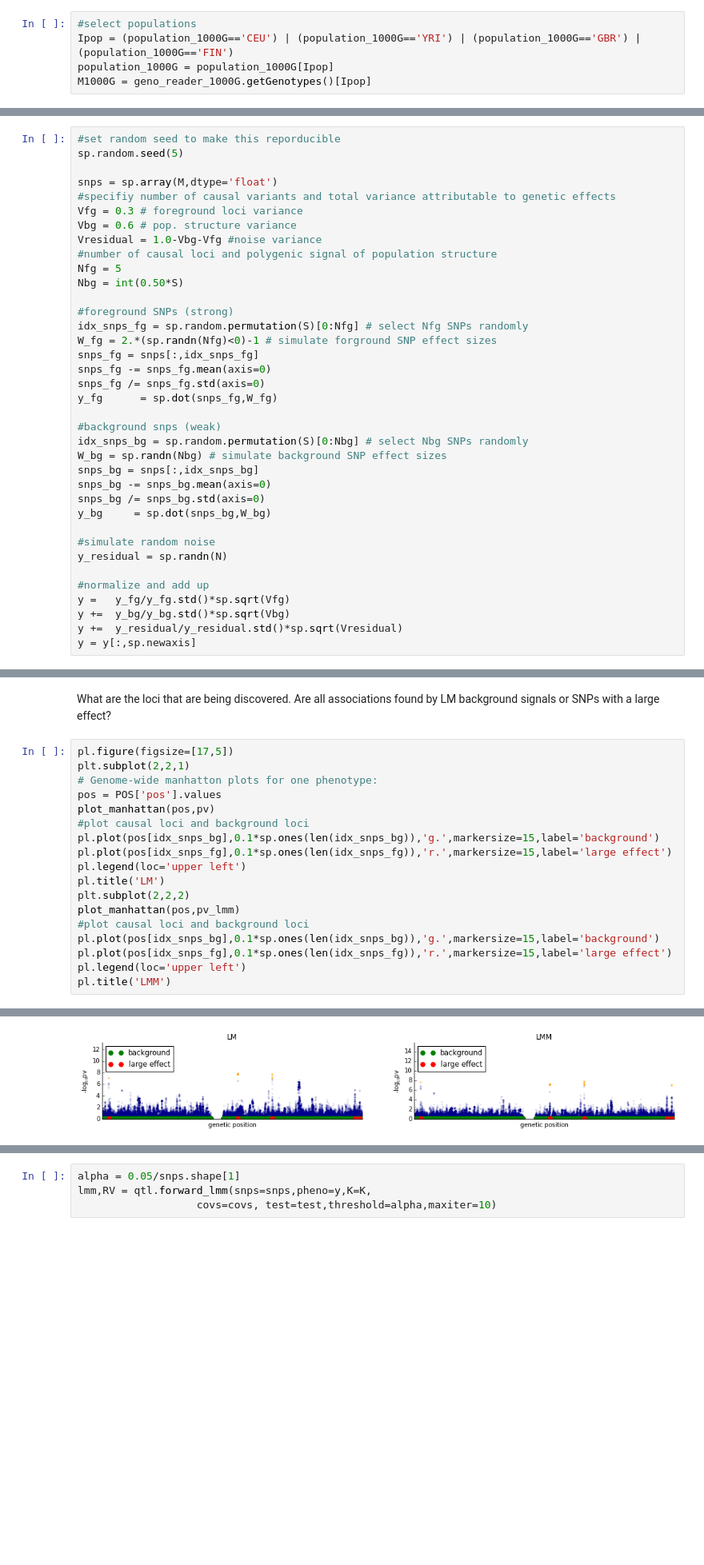
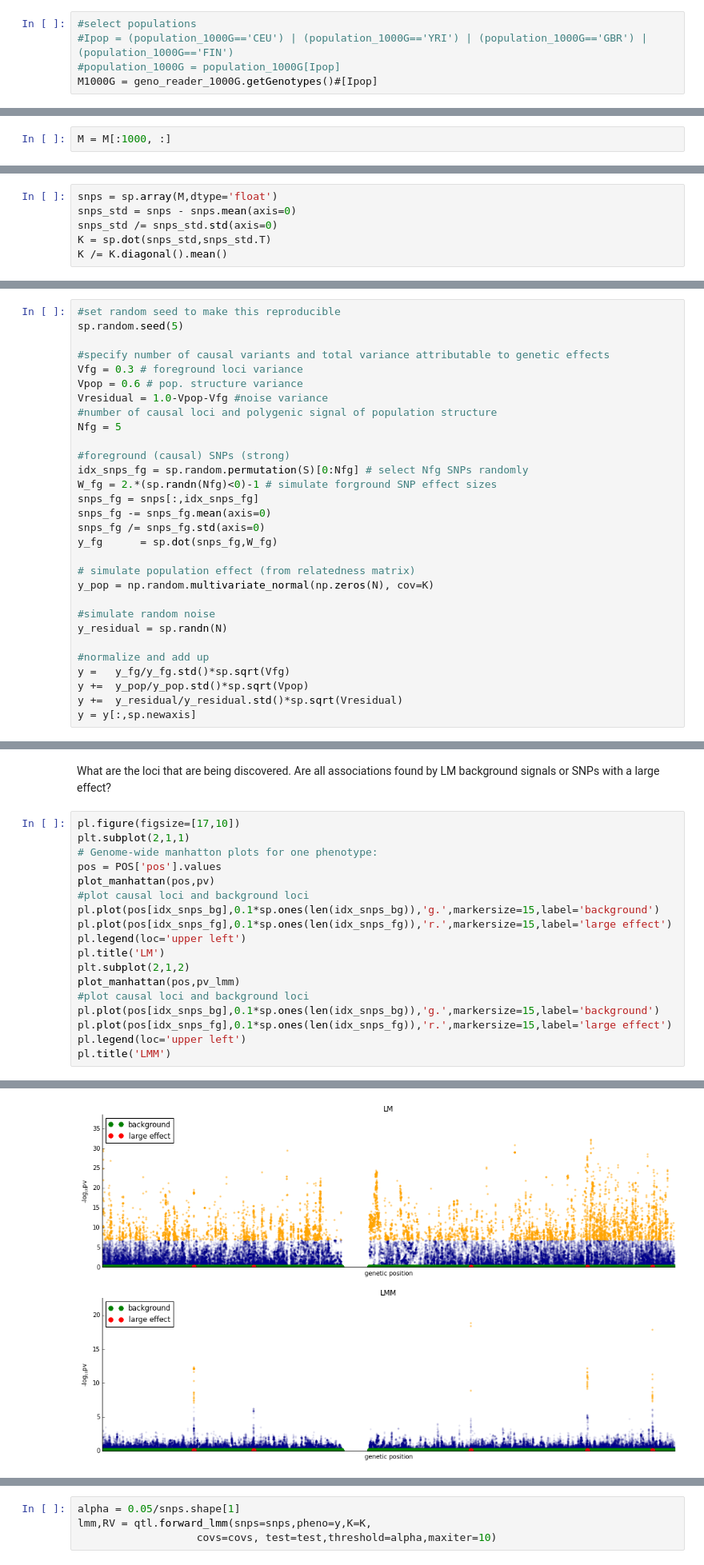
Before and after one commit to davismcc/embl_predocs_limix_tutorial_Nov2015, a Jupyter notebook: LMM_singletrait/LMM_simulation.ipynb, the cells around one changed output, grey strips where cells are left out. Shown at 80% size. Cells and saved outputs as stored; diff of their text form; blank space fills up the shorter version.

```diff
--- a/LMM_singletrait/LMM_simulation.ipynb
+++ b/LMM_singletrait/LMM_simulation.ipynb
@@ -21,9 +21,9 @@ population_1000G = fa['Population'][:]
 pos_1000G = geno_reader_1000G.getPos()
 # %%
 #select populations
-Ipop = (population_1000G=='CEU') | (population_1000G=='YRI') | (population_1000G=='GBR') | (population_1000G=='FIN')
-population_1000G = population_1000G[Ipop]
-M1000G = geno_reader_1000G.getGenotypes()[Ipop]
+#Ipop = (population_1000G=='CEU') | (population_1000G=='YRI') | (population_1000G=='GBR') | (population_1000G=='FIN')
+#population_1000G = population_1000G[Ipop]
+M1000G = geno_reader_1000G.getGenotypes()#[Ipop]
 # %% [markdown]
 #### Arabidopsis
 # %%
@@ -63,6 +63,8 @@ elif dataset=='BYxRM':
     minor_allele=1
 # %% [markdown]
 #### Filter by minor allele frequency
+# %%
+M = M[:1000, :]
 # %%
 
 #M1000G = geno_reader_1000G.getGenotypes()
@@ -82,0 +89,6 @@ N,S = M.shape
+# %%
+snps = sp.array(M,dtype='float')
+snps_std = snps - snps.mean(axis=0)
+snps_std /= snps_std.std(axis=0)
+K = sp.dot(snps_std,snps_std.T)
+K /= K.diagonal().mean()
@@ -83,17 +101,15 @@ N,S = M.shape
 # %%
-#set random seed to make this reporducible
+#set random seed to make this reproducible
 sp.random.seed(5)
 
-snps = sp.array(M,dtype='float')
-#specifiy number of causal variants and total variance attributable to genetic effects
+#specify number of causal variants and total variance attributable to genetic effects
 Vfg = 0.3 # foreground loci variance
-Vbg = 0.6 # pop. structure variance
-Vresidual = 1.0-Vbg-Vfg #noise variance
+Vpop = 0.6 # pop. structure variance
+Vresidual = 1.0-Vpop-Vfg #noise variance
 #number of causal loci and polygenic signal of population structure
 Nfg = 5
-Nbg = int(0.50*S)
 
-#foreground SNPs (strong)
+#foreground (causal) SNPs (strong)
 idx_snps_fg = sp.random.permutation(S)[0:Nfg] # select Nfg SNPs randomly
 W_fg = 2.*(sp.randn(Nfg)<0)-1 # simulate forground SNP effect sizes
 snps_fg = snps[:,idx_snps_fg]
@@ -101,20 +117,15 @@ snps_fg -= snps_fg.mean(axis=0)
 snps_fg /= snps_fg.std(axis=0)
 y_fg      = sp.dot(snps_fg,W_fg)
 
-#background snps (weak)
-idx_snps_bg = sp.random.permutation(S)[0:Nbg] # select Nbg SNPs randomly
-W_bg = sp.randn(Nbg) # simulate background SNP effect sizes
-snps_bg = snps[:,idx_snps_bg]
-snps_bg -= snps_bg.mean(axis=0)
-snps_bg /= snps_bg.std(axis=0)
-y_bg     = sp.dot(snps_bg,W_bg)
+# simulate population effect (from relatedness matrix)
+y_pop = np.random.multivariate_normal(np.zeros(N), cov=K)
 
 #simulate random noise
 y_residual = sp.randn(N)
 
 #normalize and add up
 y =   y_fg/y_fg.std()*sp.sqrt(Vfg)
-y +=  y_bg/y_bg.std()*sp.sqrt(Vbg)
+y +=  y_pop/y_pop.std()*sp.sqrt(Vpop)
 y +=  y_residual/y_residual.std()*sp.sqrt(Vresidual)
 y = y[:,sp.newaxis]
 # %% [markdown]
@@ -153,26 +161,26 @@ pl.title('LMM')
 # %% [markdown]
 What are the loci that are being discovered. Are all associations found by LM background signals or SNPs with a large effect?
 # %%
-pl.figure(figsize=[17,5])
-plt.subplot(2,2,1)
+pl.figure(figsize=[17,10])
+plt.subplot(2,1,1)
 # Genome-wide manhatton plots for one phenotype:
 pos = POS['pos'].values
 plot_manhattan(pos,pv)
 #plot causal loci and background loci
 pl.plot(pos[idx_snps_bg],0.1*sp.ones(len(idx_snps_bg)),'g.',markersize=15,label='background')
 pl.plot(pos[idx_snps_fg],0.1*sp.ones(len(idx_snps_fg)),'r.',markersize=15,label='large effect')
 pl.legend(loc='upper left')
 pl.title('LM')
-plt.subplot(2,2,2)
+plt.subplot(2,1,2)
 plot_manhattan(pos,pv_lmm)
 #plot causal loci and background loci
 pl.plot(pos[idx_snps_bg],0.1*sp.ones(len(idx_snps_bg)),'g.',markersize=15,label='background')
 pl.plot(pos[idx_snps_fg],0.1*sp.ones(len(idx_snps_fg)),'r.',markersize=15,label='large effect')
 pl.legend(loc='upper left')
 pl.title('LMM')
 # %% [output]
 <matplotlib.text.Text at 0x...>
-[figure, old version]
+[figure, new version]
 # %% [markdown]
 ## Observations
 * Population structure results in associations at non-causal loci (neither background nor foreground).
```
Also changed, not shown: parts of 6 cells of this notebook, 7 other files.
